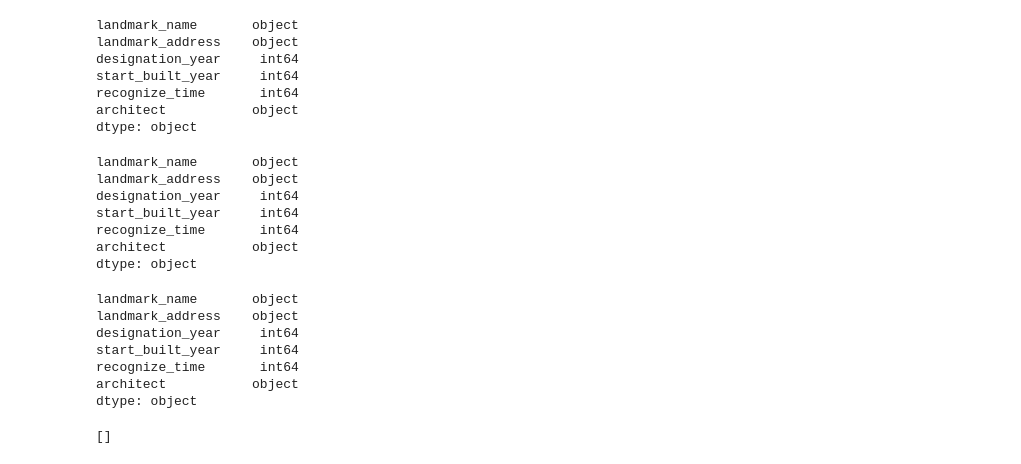
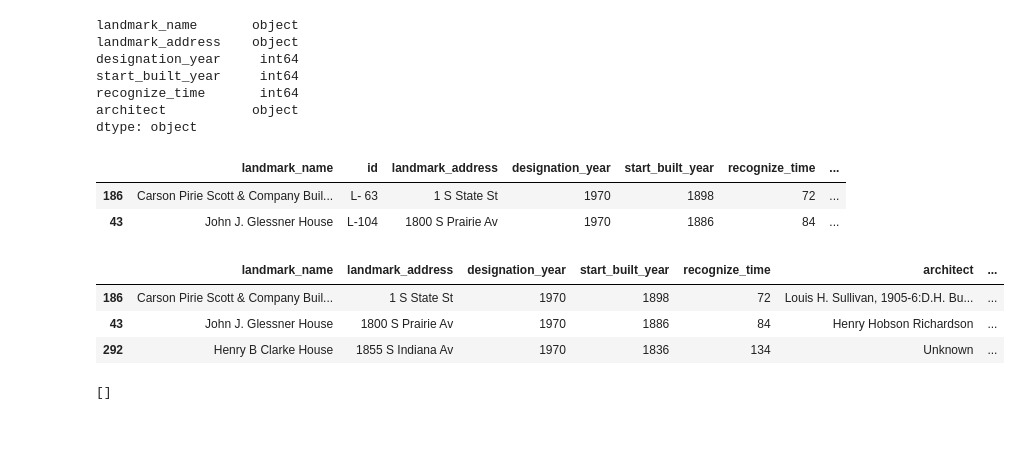
Before and after one commit to liliana-ilut/chicago-landmarks, a Jupyter notebook: data.ipynb, the cells around one changed output. Drawn from its saved outputs; the diff is of its cells as text; code cells hidden in the pictures; blank space fills up the shorter version.

```diff
--- a/data.ipynb
+++ b/data.ipynb
@@ -414,27 +414,21 @@ start_built_year     int64
 recognize_time       int64
 architect           object
 dtype: object
-# %%
-short_df['landmark_name'] = short_df['landmark_name'].astype(str)
-short_df.dtypes
-# %% [output]
-landmark_name       object
-landmark_address    object
-designation_year     int64
-start_built_year     int64
-recognize_time       int64
-architect           object
-dtype: object
-# %%
-short_df.dtypes
-# %% [output]
-landmark_name       object
-landmark_address    object
-designation_year     int64
-start_built_year     int64
-recognize_time       int64
-architect           object
-dtype: object
+# %%
+sort_df = final_df.sort_values(by='designation_year', ascending=True)
+sort_df.head(2)
+# %% [output]
+|  | landmark_name | id | landmark_address | designation_year | start_built_year | recognize_time | ... |
+| 186 | Carson Pirie Scott & Company Buil... | L- 63 | 1 S State St | 1970 | 1898 | 72 | ... |
+| 43 | John J. Glessner House | L-104 | 1800 S Prairie Av | 1970 | 1886 | 84 | ... |
 # %%
 short_df.to_csv("./Data/landmark.csv", encoding="utf-8", index=False)
+# %%
+short_sort_df = sort_df.drop(['landmark_designation_date', 'id'], axis = 1)
+short_sort_df.head(3)
+# %% [output]
+|  | landmark_name | landmark_address | designation_year | start_built_year | recognize_time | architect | ... |
+| 186 | Carson Pirie Scott & Company Buil... | 1 S State St | 1970 | 1898 | 72 | Louis H. Sullivan, 1905-6:D.H. Bu... | ... |
+| 43 | John J. Glessner House | 1800 S Prairie Av | 1970 | 1886 | 84 | Henry Hobson Richardson | ... |
+| 292 | Henry B Clarke House | 1855 S Indiana Av | 1970 | 1836 | 134 | Unknown | ... |
 # %%
```
Also changed, not shown: parts of 3 cells of this notebook, 2 other files.
